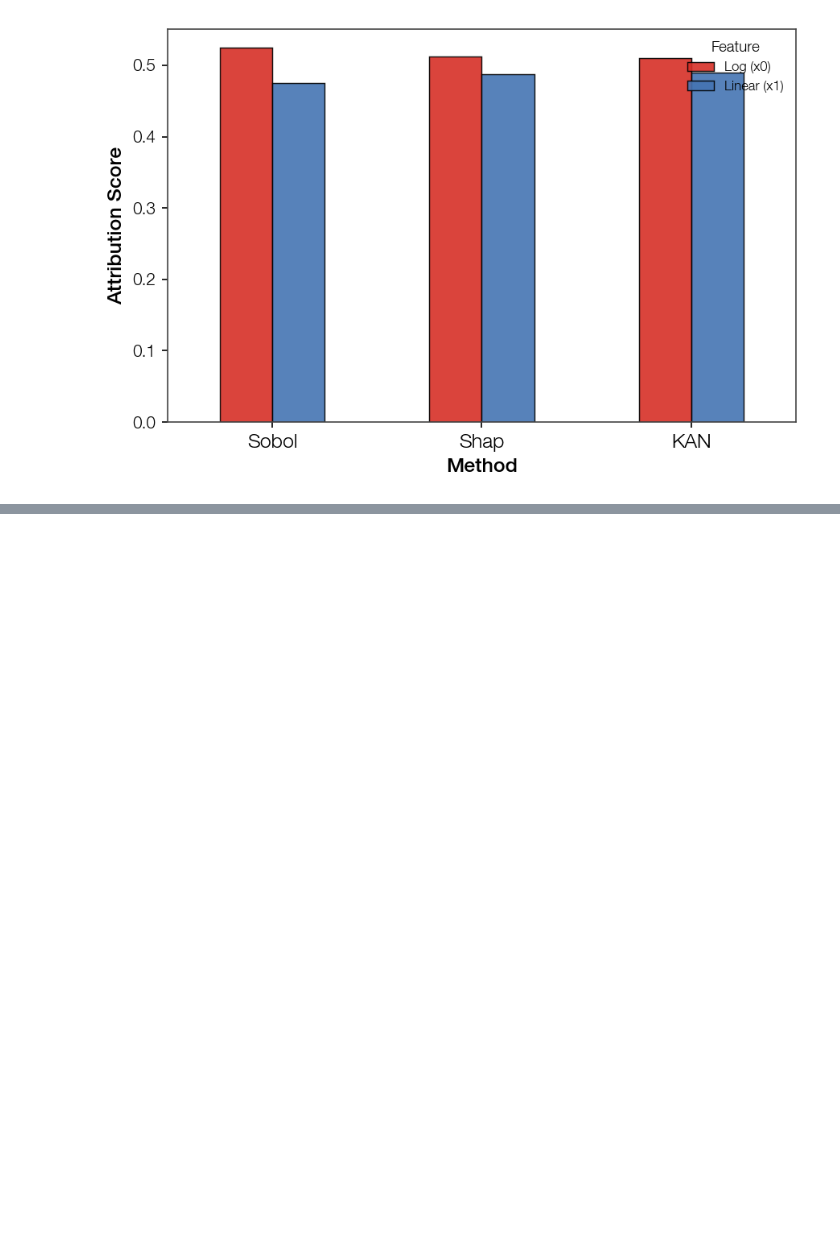
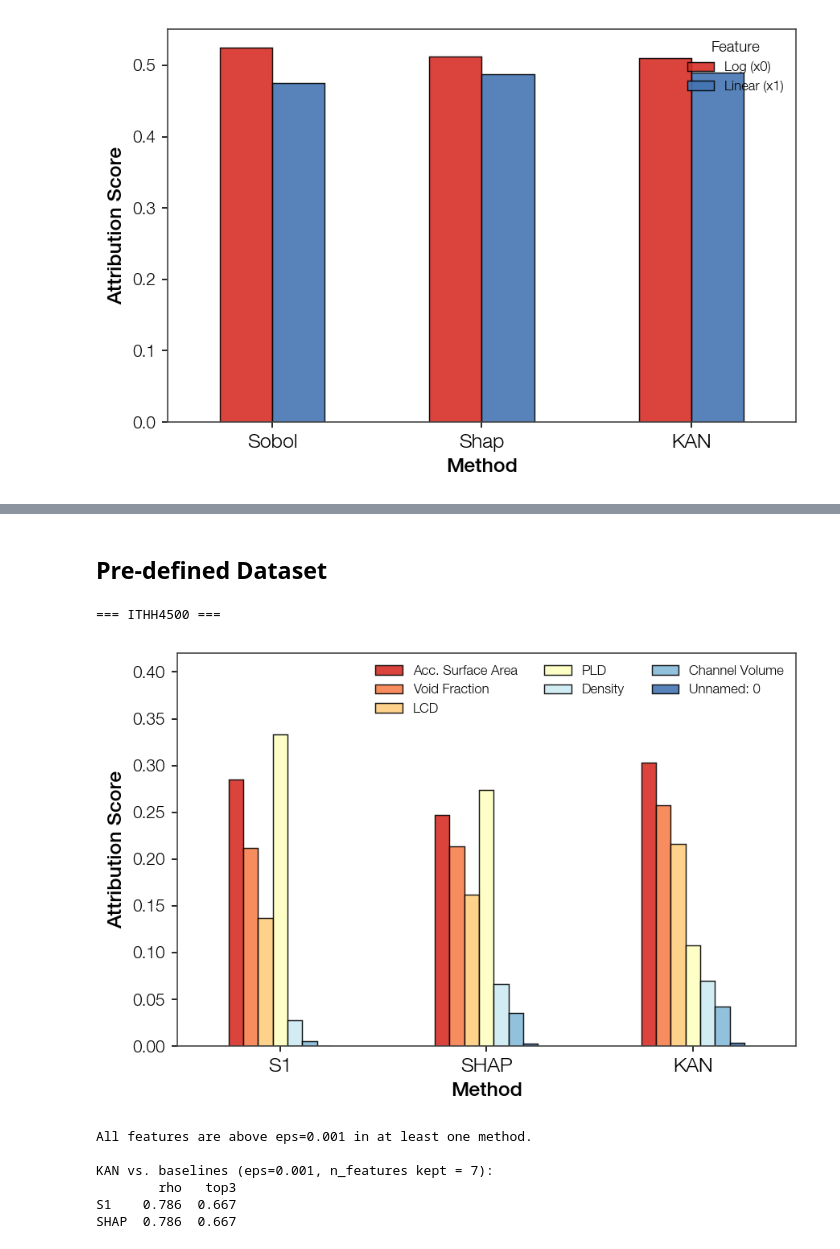
Before and after one commit to foodbanana/pykan, a Jupyter notebook: github/workflows/Hyein/plot_conventional.ipynb, the cells around one changed output, grey strips where cells are left out. Drawn from its saved outputs; the diff is of its cells as text; code cells hidden in the pictures; blank space fills up the shorter version.

```diff
--- a/github/workflows/Hyein/plot_conventional.ipynb
+++ b/github/workflows/Hyein/plot_conventional.ipynb
@@ -328,0 +222,2 @@ The PostScript backend does not support transparency; partially transparent arti
+# %% [markdown]
+## Pre-defined Dataset
@@ -328,0 +431,11 @@ The PostScript backend does not support transparency; partially transparent arti
+# %%
+df = analyze_dataset('ITHH4500')
+# %% [output]
+=== ITHH4500 ===
+[figure, added]
+All features are above eps=0.001 in at least one method.
+
+KAN vs. baselines (eps=0.001, n_features kept = 7):
+        rho   top3
+S1    0.786  0.667
+SHAP  0.786  0.667
```
Also changed, not shown: parts of 6 cells of this notebook, 36 other files.
